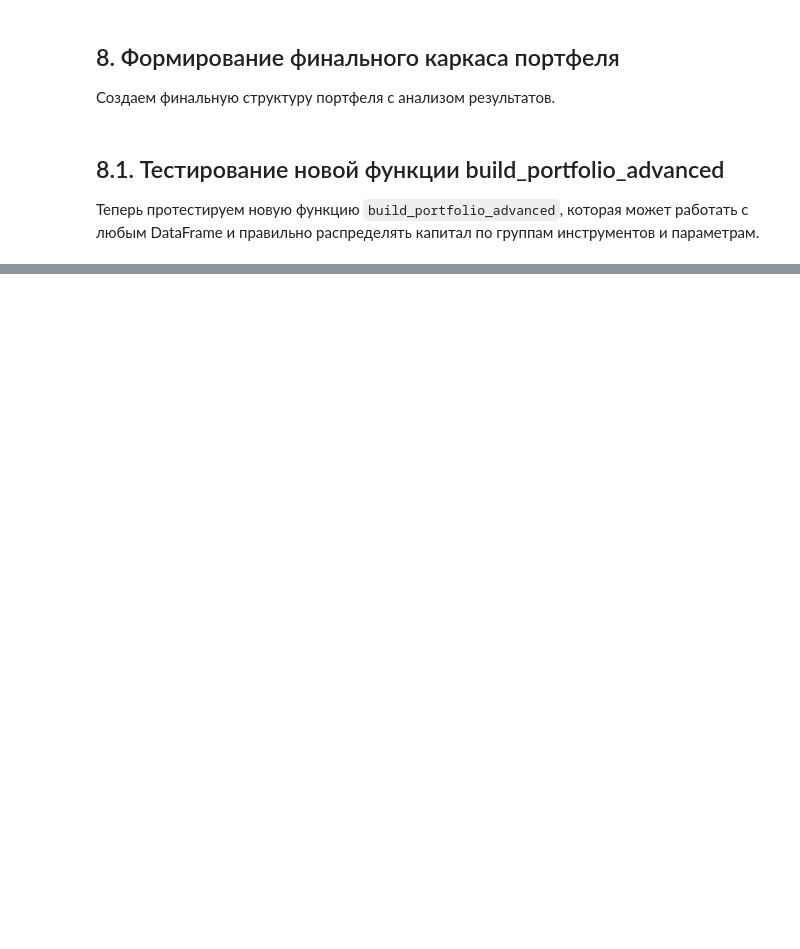
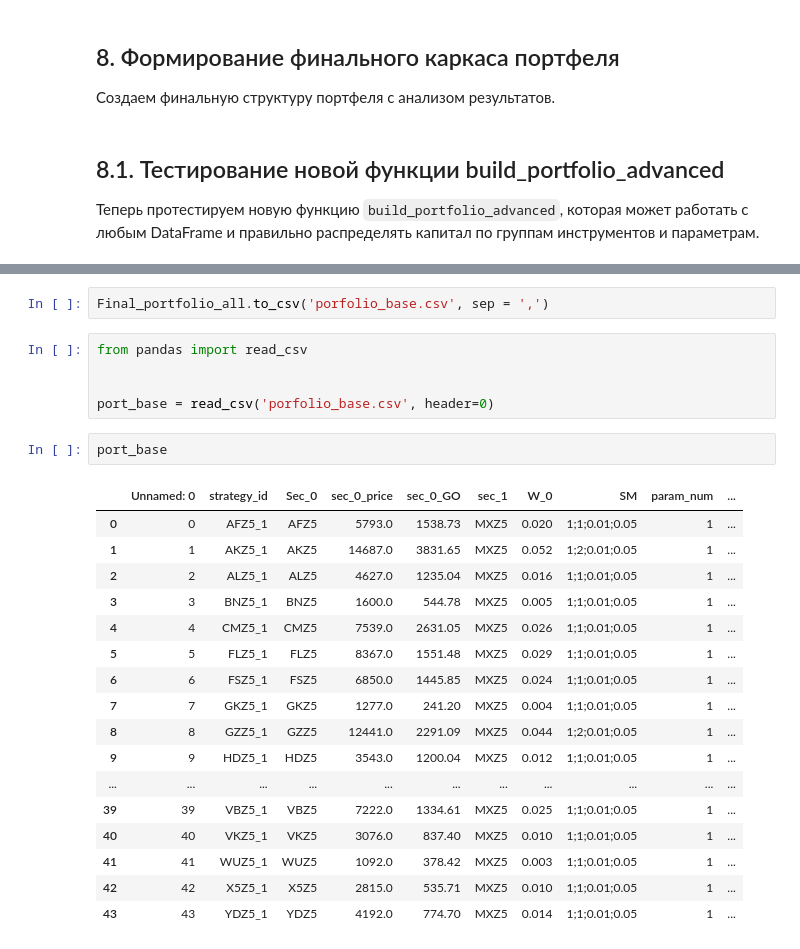
Before and after one commit to Evgenvg78/constructor_TVR, a Jupyter notebook: docs/portfolio_advanced_demo.ipynb, the cells around one changed output, grey strips where cells are left out. Cells and saved outputs as stored; diff of their text form; blank space fills up the shorter version.

```diff
--- a/docs/portfolio_advanced_demo.ipynb
+++ b/docs/portfolio_advanced_demo.ipynb
@@ -574,0 +610,27 @@ else:
+# %%
+Final_portfolio_all.to_csv('porfolio_base.csv', sep = ',')
+# %%
+from pandas import read_csv
+
+
+port_base = read_csv('porfolio_base.csv', header=0)
+# %%
+port_base
+# %% [output]
+|  | Unnamed: 0 | strategy_id | Sec_0 | sec_0_price | sec_0_GO | sec_1 | W_0 | SM | param_num | ... |
+| 0 | 0 | AFZ5_1 | AFZ5 | 5793.0 | 1538.73 | MXZ5 | 0.020 | 1;1;0.01;0.05 | 1 | ... |
+| 1 | 1 | AKZ5_1 | AKZ5 | 14687.0 | 3831.65 | MXZ5 | 0.052 | 1;2;0.01;0.05 | 1 | ... |
+| 2 | 2 | ALZ5_1 | ALZ5 | 4627.0 | 1235.04 | MXZ5 | 0.016 | 1;1;0.01;0.05 | 1 | ... |
+| 3 | 3 | BNZ5_1 | BNZ5 | 1600.0 | 544.78 | MXZ5 | 0.005 | 1;1;0.01;0.05 | 1 | ... |
+| 4 | 4 | CMZ5_1 | CMZ5 | 7539.0 | 2631.05 | MXZ5 | 0.026 | 1;1;0.01;0.05 | 1 | ... |
+| 5 | 5 | FLZ5_1 | FLZ5 | 8367.0 | 1551.48 | MXZ5 | 0.029 | 1;1;0.01;0.05 | 1 | ... |
+| 6 | 6 | FSZ5_1 | FSZ5 | 6850.0 | 1445.85 | MXZ5 | 0.024 | 1;1;0.01;0.05 | 1 | ... |
+| 7 | 7 | GKZ5_1 | GKZ5 | 1277.0 | 241.20 | MXZ5 | 0.004 | 1;1;0.01;0.05 | 1 | ... |
+| 8 | 8 | GZZ5_1 | GZZ5 | 12441.0 | 2291.09 | MXZ5 | 0.044 | 1;2;0.01;0.05 | 1 | ... |
+| 9 | 9 | HDZ5_1 | HDZ5 | 3543.0 | 1200.04 | MXZ5 | 0.012 | 1;1;0.01;0.05 | 1 | ... |
+| ... | ... | ... | ... | ... | ... | ... | ... | ... | ... | ... |
+| 39 | 39 | VBZ5_1 | VBZ5 | 7222.0 | 1334.61 | MXZ5 | 0.025 | 1;1;0.01;0.05 | 1 | ... |
+| 40 | 40 | VKZ5_1 | VKZ5 | 3076.0 | 837.40 | MXZ5 | 0.010 | 1;1;0.01;0.05 | 1 | ... |
+| 41 | 41 | WUZ5_1 | WUZ5 | 1092.0 | 378.42 | MXZ5 | 0.003 | 1;1;0.01;0.05 | 1 | ... |
+| 42 | 42 | X5Z5_1 | X5Z5 | 2815.0 | 535.71 | MXZ5 | 0.010 | 1;1;0.01;0.05 | 1 | ... |
+| 43 | 43 | YDZ5_1 | YDZ5 | 4192.0 | 774.70 | MXZ5 | 0.014 | 1;1;0.01;0.05 | 1 | ... |
```
Also changed, not shown: parts of 7 cells of this notebook, 10 other files.
